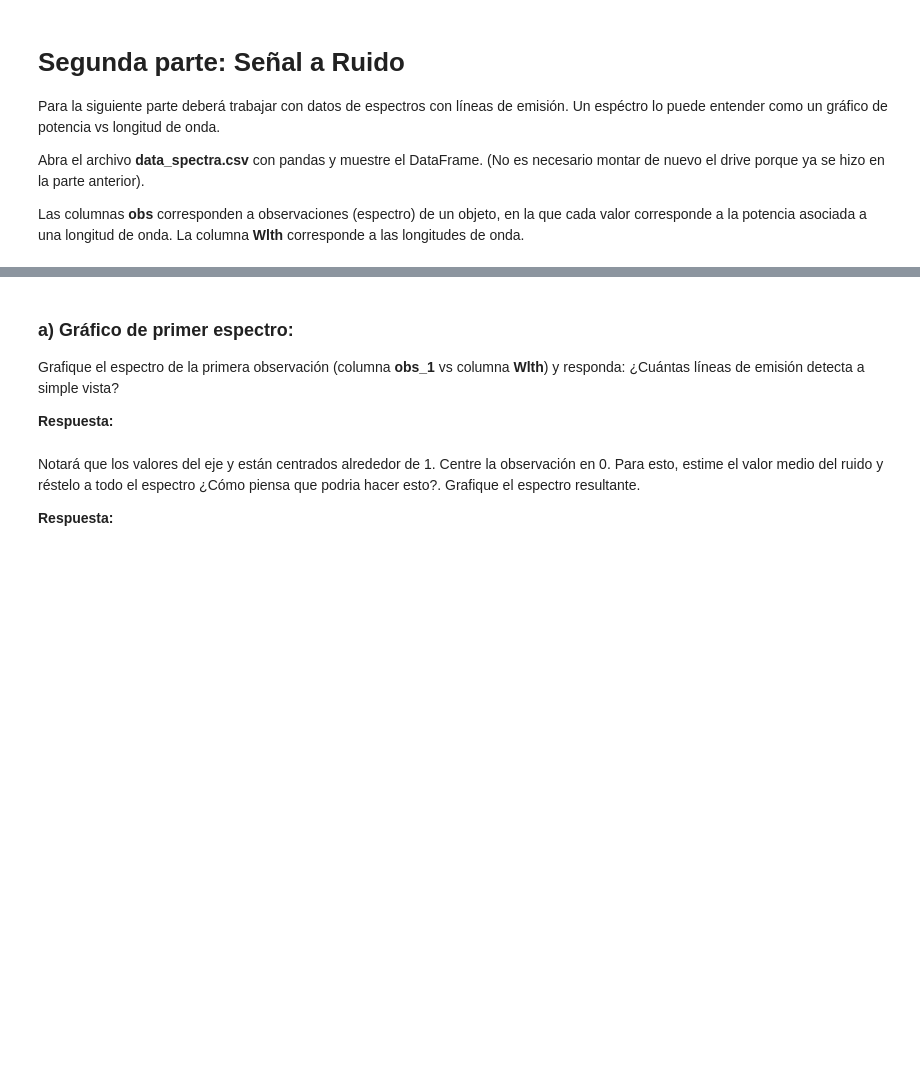
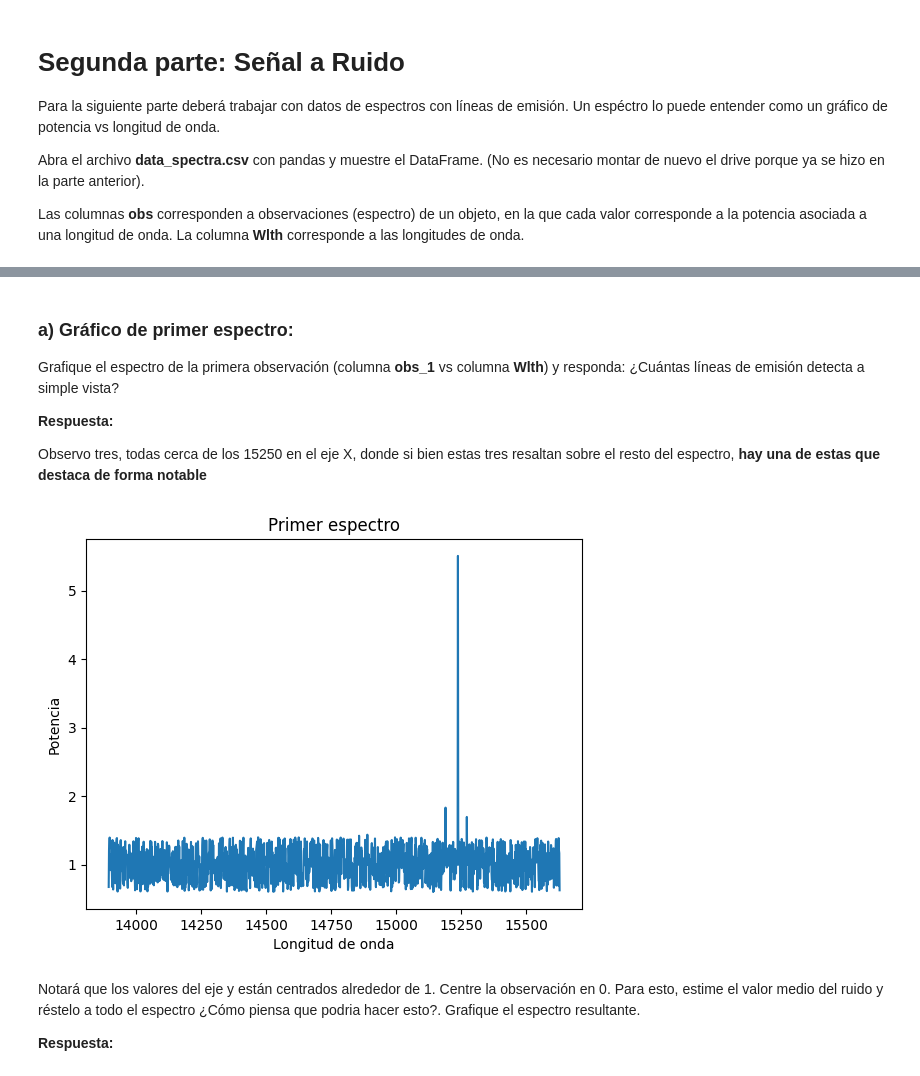
Before and after one commit to Cristobal-Gomez/Tarea-2, a Jupyter notebook: Tarea2.ipynb, the cells around one changed output, grey strips where cells are left out. Cells and saved outputs as stored; diff of their text form; code cells hidden in the pictures; blank space fills up the shorter version.

```diff
--- a/Tarea2.ipynb
+++ b/Tarea2.ipynb
@@ -207,4 +213,7 @@ Abra el archivo **data_spectra.csv** con pandas y muestre el DataFrame. (No es n
 Las columnas **obs** corresponden a observaciones (espectro) de un objeto, en la que cada valor corresponde a la potencia asociada a una longitud de onda. La columna **Wlth** corresponde a las longitudes de onda.
 # %%
 # Lea y muestre el DataFrame aquí
-data =
+path_archivo = '/content/drive/MyDrive/Modulo/data_spectra.csv'
+data = pd.read_csv(path_archivo)
+df_ngc = pd.DataFrame(data)
+df_ngc
@@ -213,3 +236,5 @@ data =
 Grafique el espectro de la primera observación (columna **obs_1** vs columna **Wlth**) y responda: ¿Cuántas líneas de emisión detecta a simple vista?
 
 **Respuesta:**
+
+Observo tres, todas cerca de los 15250 en el eje X, donde si bien estas tres resaltan sobre el resto del espectro, **hay una de estas que destaca de forma notable**
@@ -218,3 +241,15 @@ Grafique el espectro de la primera observación (columna **obs_1** vs columna **
+# %%
+# Grafique aquí
+x = df_ngc["Wlth"]
+y = df_ngc["obs_1"]
+
+plt.plot(x, y)
+plt.xlabel("Longitud de onda")
+plt.ylabel("Potencia")
+plt.title("Primer espectro")
+plt.show()
+# %% [output]
+[figure, added]
 # %% [markdown]
 Notará que los valores del eje y están centrados alrededor de 1. Centre la observación en 0. Para esto, estime el valor medio del ruido y réstelo a todo el espectro ¿Cómo piensa que podria hacer esto?. Grafique el espectro resultante.
 
```
Also changed, not shown: parts of 15 cells of this notebook.
